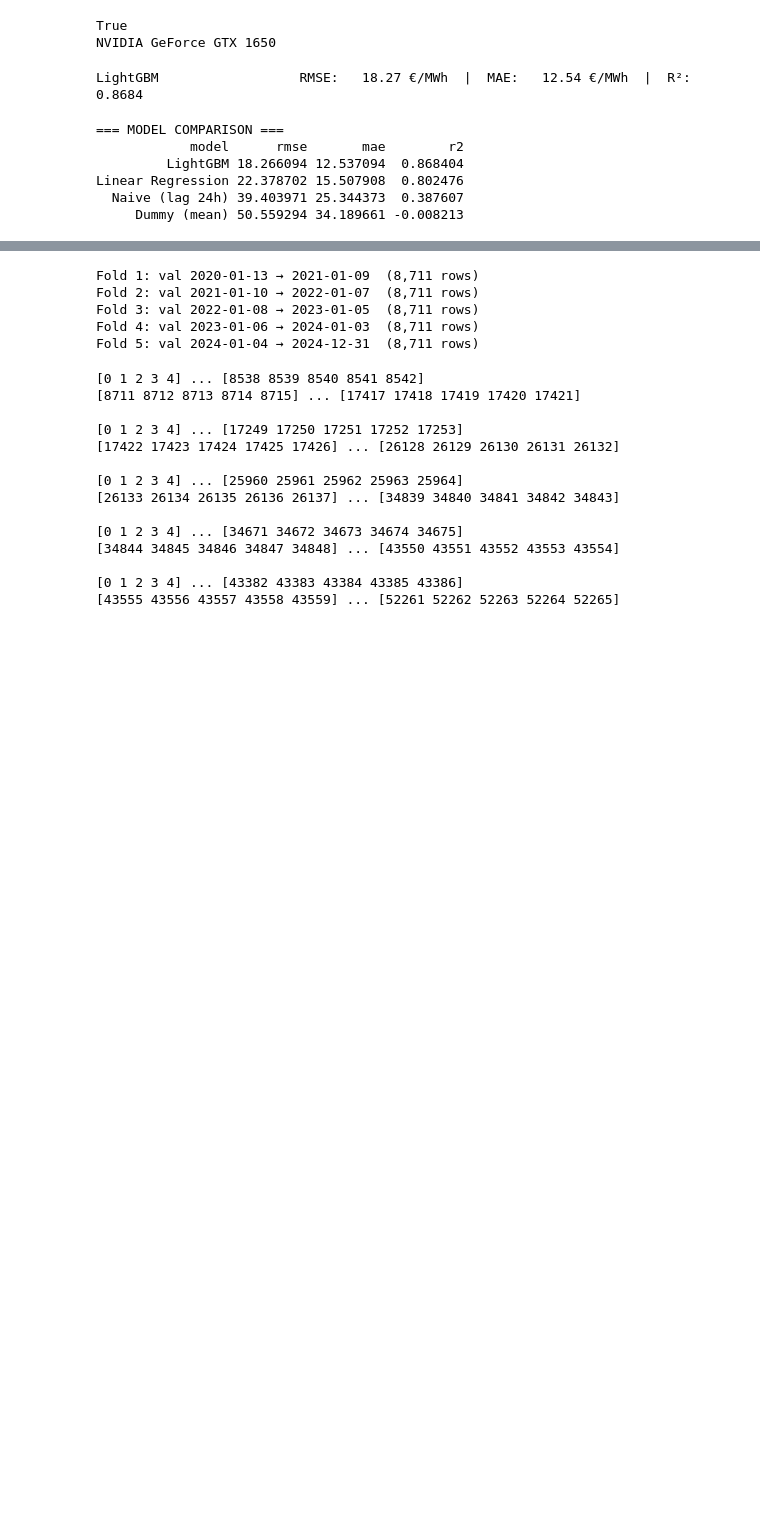
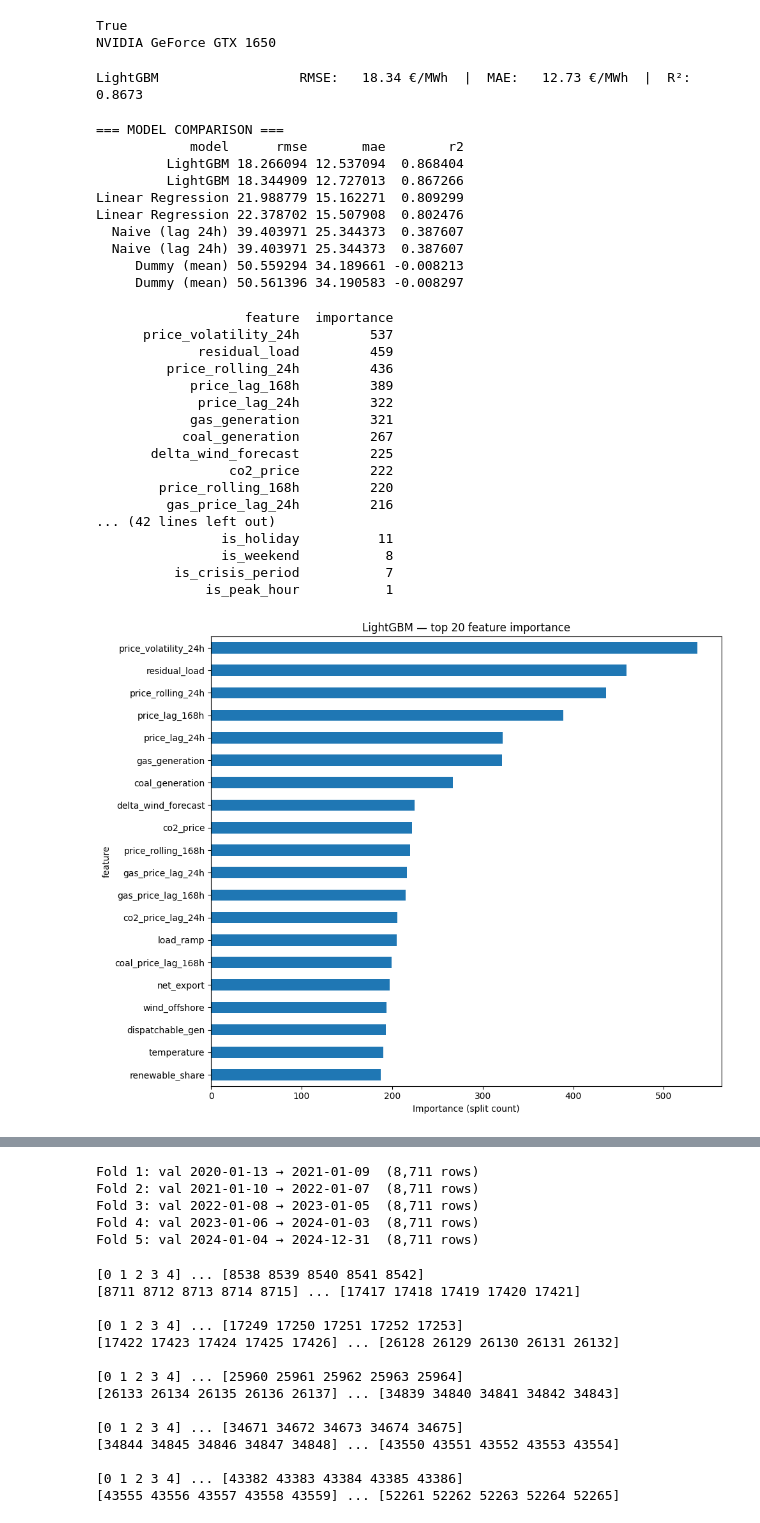
Before and after one commit to Ati-PK/WattWise, a Jupyter notebook: notebooks/Modeling_Josip.ipynb, the cells around one changed output, grey strips where cells are left out. Drawn from its saved outputs; the diff is of its cells as text; code cells hidden in the pictures; blank space fills up the shorter version.

Commit message:
Update Modeling_Josip notebook

```diff
--- a/notebooks/Modeling_Josip.ipynb
+++ b/notebooks/Modeling_Josip.ipynb
@@ -50,6 +51,19 @@ EXCLUDE_COLS = [
     'actual_solar',
     'actual_load',
 ]
+
+# Actual lags
+df['actual_wind_offshore_lag24'] = df['actual_wind_offshore'].shift(24)
+df['actual_wind_onshore_lag24']  = df['actual_wind_onshore'].shift(24)
+df['actual_solar_lag24']         = df['actual_solar'].shift(24)
+df['actual_load_lag24']          = df['actual_load'].shift(24)
+
+df['wind_forecast_error_lag24'] = (
+    df['actual_wind_offshore'] + df['actual_wind_onshore']
+    - (df['wind_offshore'] + df['wind_onshore'])
+).shift(24)
+
+df = df.dropna().reset_index(drop=True)
 
 feature_cols = [c for c in df.columns if c not in EXCLUDE_COLS]
 
@@ -140,7 +154,7 @@ results.append(evaluate_model('LightGBM', y_test, lgbm_model.predict(X_test)))
 # cat_model.fit(X_train, y_train)
 # results.append(evaluate_model('CatBoost', y_test, cat_model.predict(X_test)))
 # %% [output]
-LightGBM                  RMSE:   18.27 €/MWh  |  MAE:   12.54 €/MWh  |  R²: 0.8684
+LightGBM                  RMSE:   18.34 €/MWh  |  MAE:   12.73 €/MWh  |  R²: 0.8673
 # %%
 # Summary table
 results_df = pd.DataFrame(results).sort_values('rmse')
@@ -150,6 +164,45 @@ print(results_df.to_string(index=False))
 === MODEL COMPARISON ===
             model      rmse       mae        r2
          LightGBM 18.266094 12.537094  0.868404
+         LightGBM 18.344909 12.727013  0.867266
+Linear Regression 21.988779 15.162271  0.809299
 Linear Regression 22.378702 15.507908  0.802476
   Naive (lag 24h) 39.403971 25.344373  0.387607
+  Naive (lag 24h) 39.403971 25.344373  0.387607
      Dummy (mean) 50.559294 34.189661 -0.008213
+     Dummy (mean) 50.561396 34.190583 -0.008297
+# %%
+feat_imp = pd.DataFrame({
+    'feature': feature_cols,
+    'importance': lgbm_model.feature_importances_
+}).sort_values('importance', ascending=False)
+
+print(feat_imp.to_string(index=False))
+
+# Plot top 20
+fig, ax = plt.subplots(figsize=(10, 8))
+feat_imp.head(20).plot.barh(x='feature', y='importance', ax=ax, legend=False)
+ax.invert_yaxis()
+ax.set_title('LightGBM — top 20 feature importance')
+ax.set_xlabel('Importance (split count)')
+plt.tight_layout()
+plt.show()
+# %% [output]
+                   feature  importance
+      price_volatility_24h         537
+             residual_load         459
+         price_rolling_24h         436
+            price_lag_168h         389
+             price_lag_24h         322
+            gas_generation         321
+           coal_generation         267
+       delta_wind_forecast         225
+                 co2_price         222
+        price_rolling_168h         220
+         gas_price_lag_24h         216
+... (42 lines left out)
+                is_holiday          11
+                is_weekend           8
+          is_crisis_period           7
+              is_peak_hour           1
+[figure, added]
```
Also changed, not shown: parts of 27 cells of this notebook, 5 other files.
